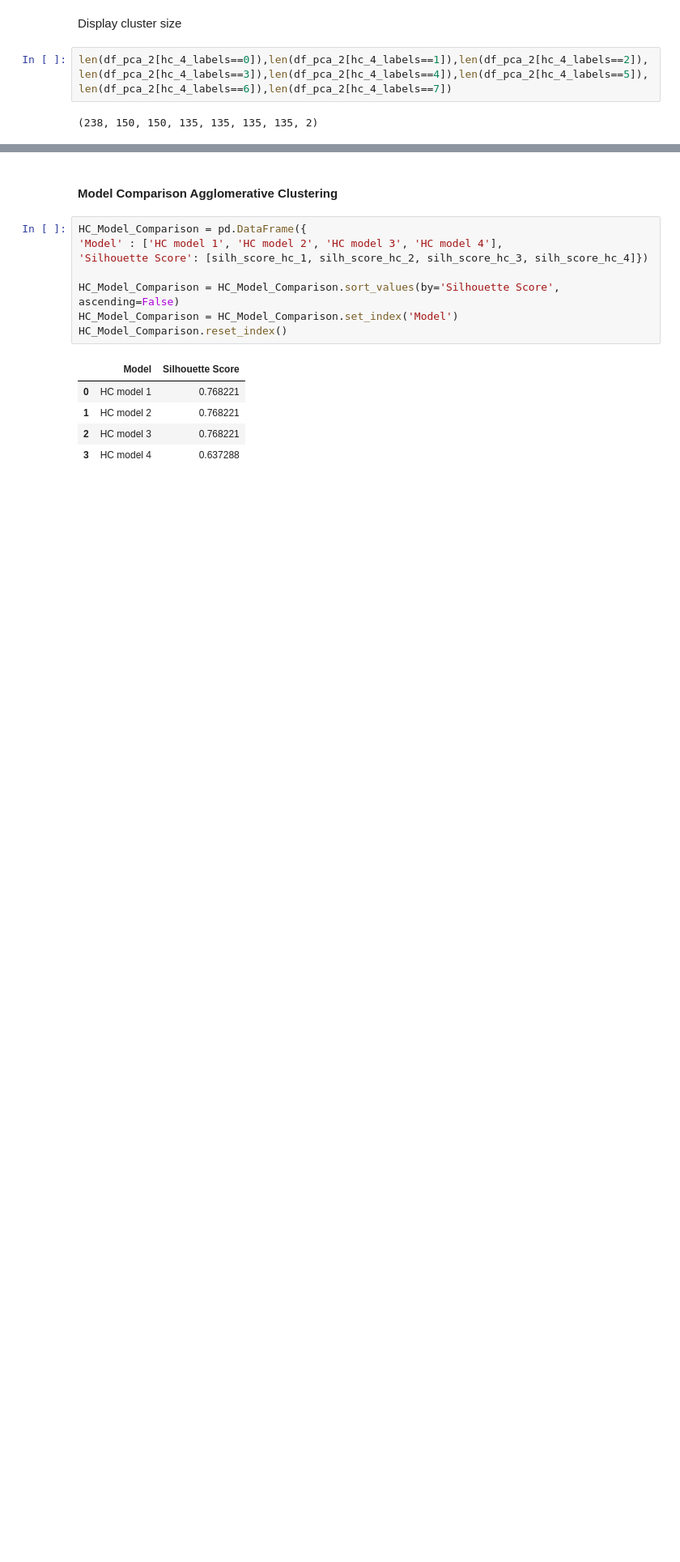
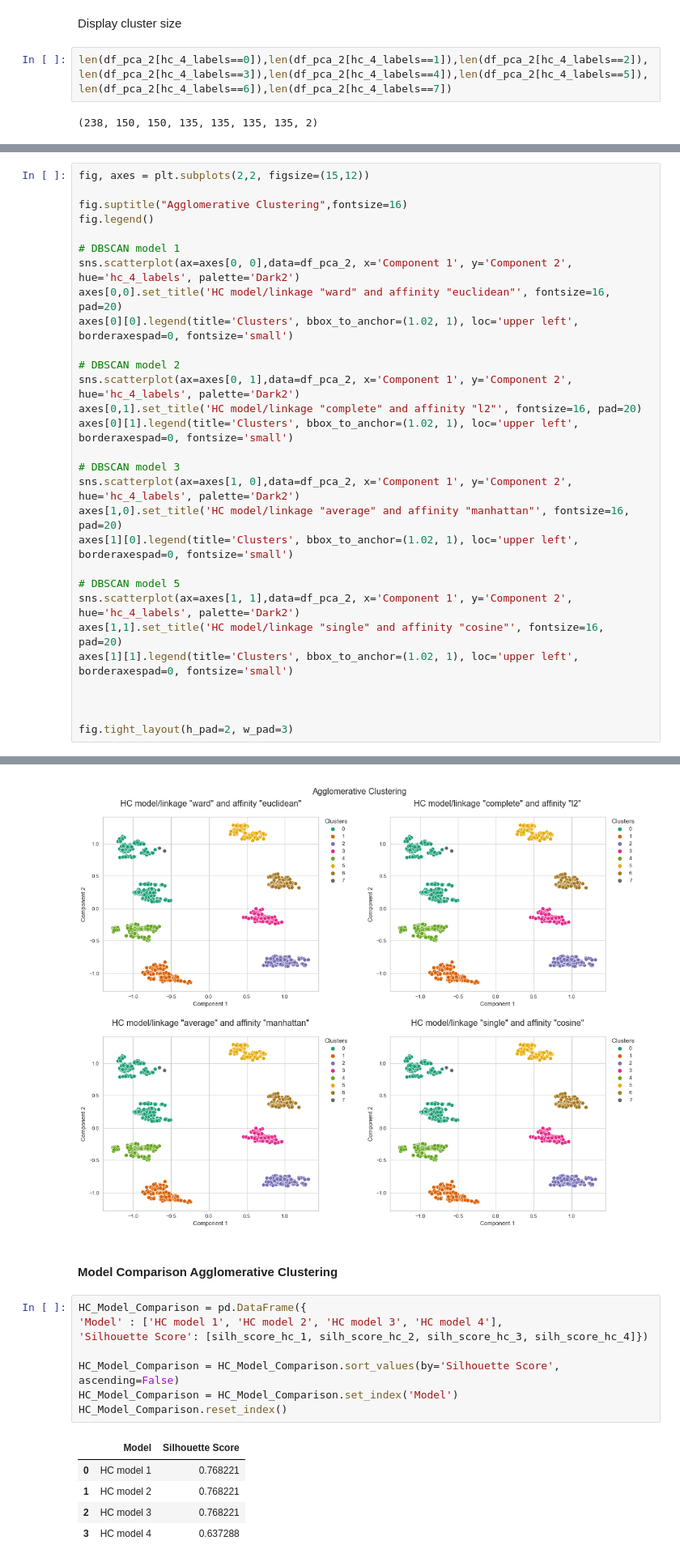
Before and after one commit to SylwiaKmiec/mice-protein-expression_clustering, a Jupyter notebook: p_5.ipynb, the cells around one changed output, grey strips where cells are left out. Shown at 81% size. Saved outputs shown, nothing was run; the diff lists cells and outputs as text; blank space fills up the shorter version.

```diff
--- a/p_5.ipynb
+++ b/p_5.ipynb
@@ -1543,0 +1493,30 @@ Text(0.5, 1.0, 'Hierarchical "Single" linkage')
+# %%
+fig, axes = plt.subplots(2,2, figsize=(15,12))
+
+fig.suptitle("Agglomerative Clustering",fontsize=16)
+fig.legend()
+
+# DBSCAN model 1
+sns.scatterplot(ax=axes[0, 0],data=df_pca_2, x='Component 1', y='Component 2', hue='hc_4_labels', palette='Dark2')
+axes[0,0].set_title('HC model/linkage "ward" and affinity "euclidean"', fontsize=16, pad=20)
+axes[0][0].legend(title='Clusters', bbox_to_anchor=(1.02, 1), loc='upper left', borderaxespad=0, fontsize='small')
+
+# DBSCAN model 2
+sns.scatterplot(ax=axes[0, 1],data=df_pca_2, x='Component 1', y='Component 2', hue='hc_4_labels', palette='Dark2')
+axes[0,1].set_title('HC model/linkage "complete" and affinity "l2"', fontsize=16, pad=20)
+axes[0][1].legend(title='Clusters', bbox_to_anchor=(1.02, 1), loc='upper left', borderaxespad=0, fontsize='small')
+
+# DBSCAN model 3
+sns.scatterplot(ax=axes[1, 0],data=df_pca_2, x='Component 1', y='Component 2', hue='hc_4_labels', palette='Dark2')
+axes[1,0].set_title('HC model/linkage "average" and affinity "manhattan"', fontsize=16, pad=20)
+axes[1][0].legend(title='Clusters', bbox_to_anchor=(1.02, 1), loc='upper left', borderaxespad=0, fontsize='small')
+
+# DBSCAN model 5
+sns.scatterplot(ax=axes[1, 1],data=df_pca_2, x='Component 1', y='Component 2', hue='hc_4_labels', palette='Dark2')
+axes[1,1].set_title('HC model/linkage "single" and affinity "cosine"', fontsize=16, pad=20)
+axes[1][1].legend(title='Clusters', bbox_to_anchor=(1.02, 1), loc='upper left', borderaxespad=0, fontsize='small')
+
+
+
+fig.tight_layout(h_pad=2, w_pad=3)
+# %% [output]
@@ -1544,3 +1524,4 @@ Text(0.5, 1.0, 'Hierarchical "Single" linkage')
+[figure, added]
 # %% [markdown]
 #### Model Comparison Agglomerative Clustering
 # %%
```
Also changed, not shown: parts of 38 cells of this notebook.
